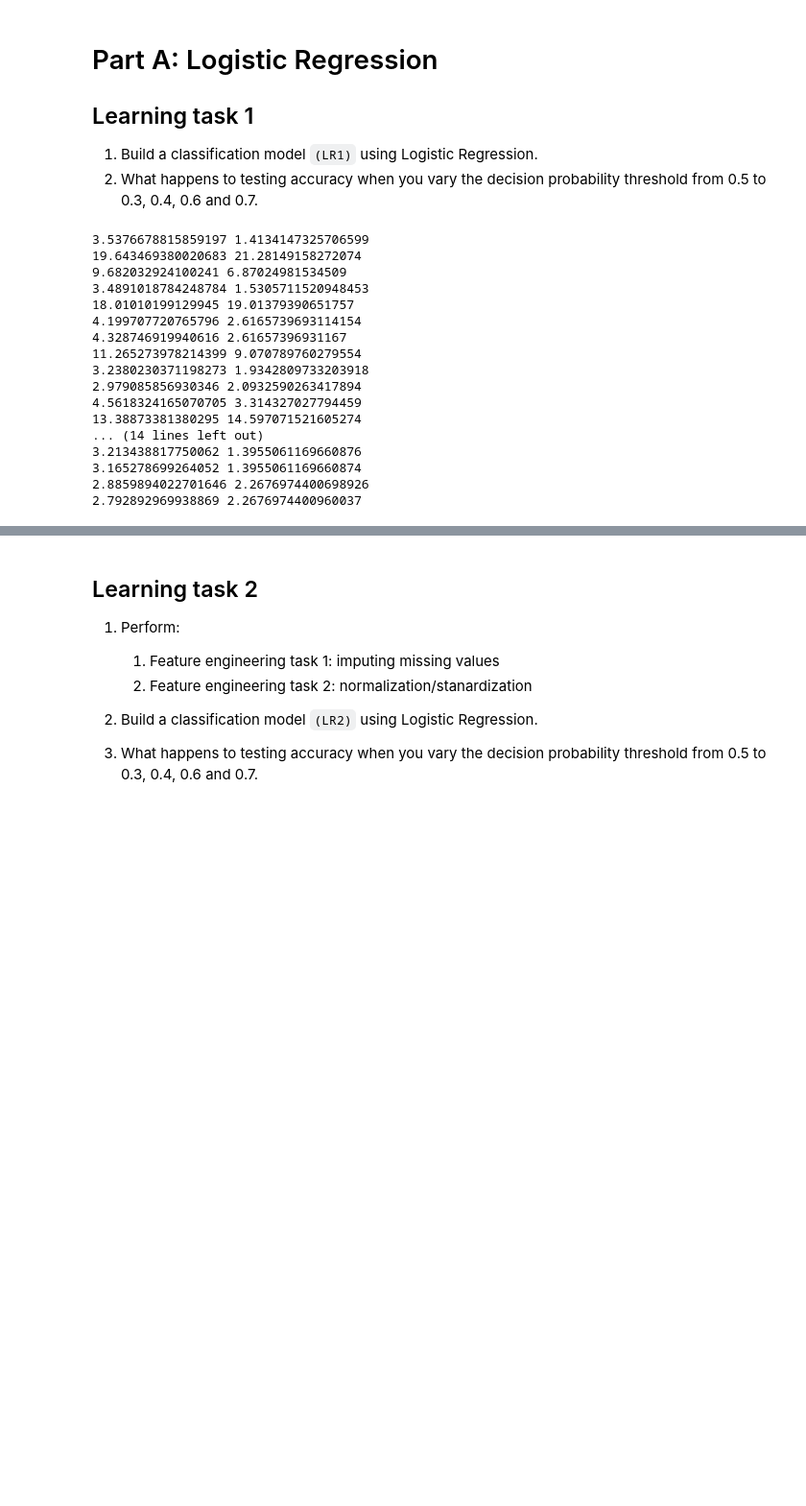
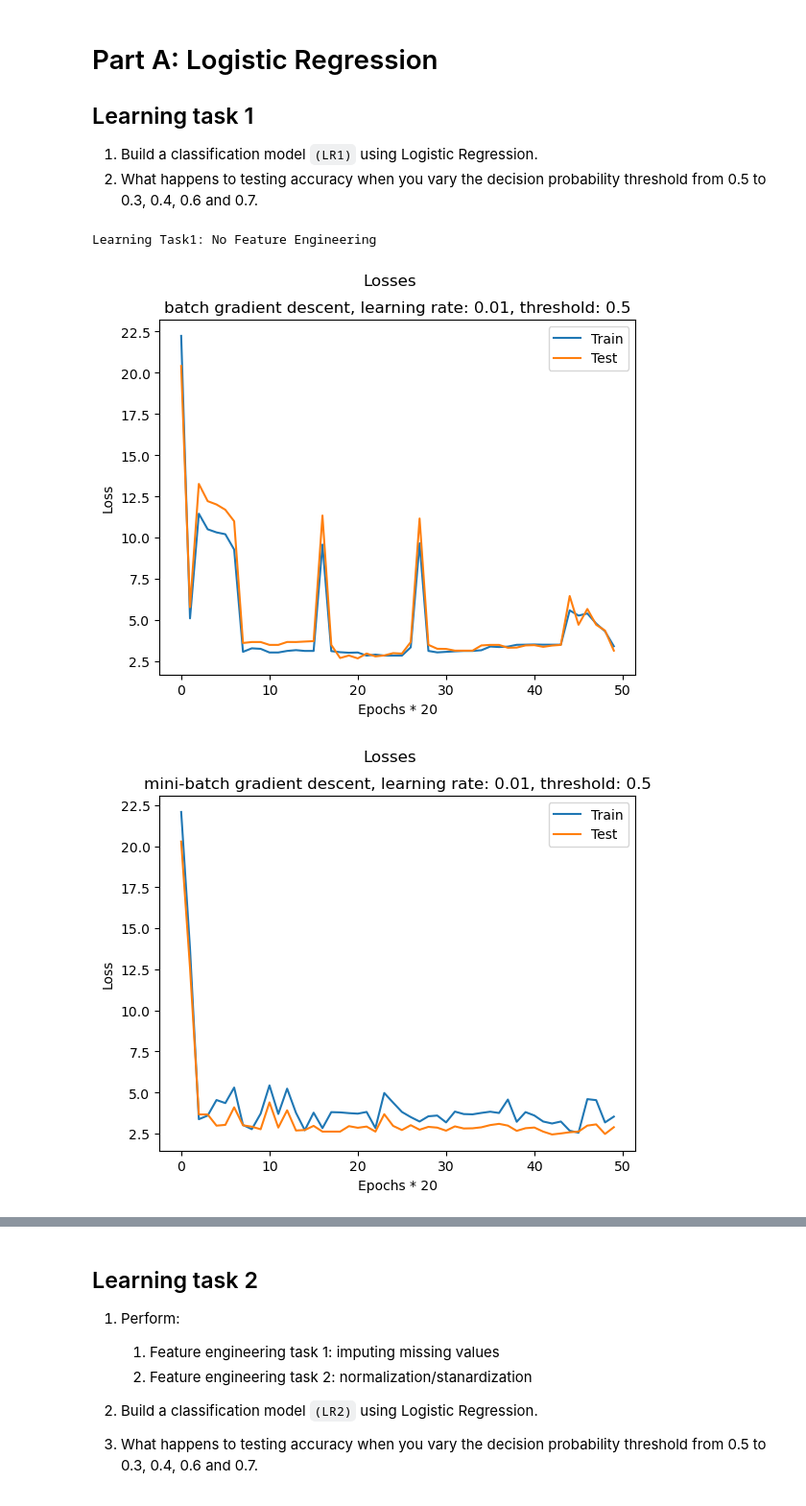
Before and after one commit to majimearun/ml-assignments, a Jupyter notebook: Assignment 1/Tasks/LogReg.ipynb, the cells around one changed output, grey strips where cells are left out. Shown: that part at 96% size. Saved outputs shown, nothing was run; the diff lists cells and outputs as text; code cells hidden in the pictures; blank space fills up the shorter version.

Commit message:
completed logreg base version

```diff
--- a/Assignment 1/Tasks/LogReg.ipynb
+++ b/Assignment 1/Tasks/LogReg.ipynb
@@ -37,57 +37,47 @@ results = pd.DataFrame(columns=["threshold", "learning_rate", "descent", "mean_a
 dataset = pd.read_csv("../dataset.csv")
 dataset.drop(columns = ["id"], inplace=True)
 # %%
-preprocessor = Preprocessor(dataset, "diagnosis")
-splits = preprocessor.preprocess(drop_na=False, standardize=False, labels=[0, 1], n_splits=10)
+preprocessor_1 = Preprocessor(dataset, "diagnosis")
+splits = preprocessor_1.preprocess(drop_na=True, standardize=False, labels=[0, 1], n_splits=10)
 # %%
-def create_plot(train_losses, test_losses):
-    plot = plt.figure()
-    plot.suptitle("Losses")
-    plt.plot(train_losses, label="Train")
-    plt.plot(test_losses, label="Test")
+def create_plot(train_losses, test_losses, title):
+    plt.figure()
+    plt.suptitle("Losses")
+    plt.plot(train_losses[::20], label="Train")
+    plt.plot(test_losses[::20], label="Test")
+    plt.xlabel("Epochs * 20")
+    plt.ylabel("Loss")
+    plt.title(title)
     plt.legend()
     plt.show()
 # %%
-train_plots = []
-test_plots = []
+results_lr1 = results.copy()
+print("Learning Task1: No Feature Engineering")
 for key in grid.keys():
     threshold, learning_rate, descent = key
     accuracies: list[float] = []
     for split in splits:
+
         train, test = split
         X_train, y_train = train.drop(columns=["diagnosis"]).to_numpy(), train["diagnosis"].to_numpy()
         X_test, y_test = test.drop(columns=["diagnosis"]).to_numpy(), test["diagnosis"].to_numpy()
-        logreg = LogReg(threshold=threshold)
-        train_losses, test_losses = logreg.fit(X_train, y_train, X_test, y_test, lr = learning_rate, descent=descent, epochs=1000)
-        # create_plot(train_losses, test_losses)
-        print(train_losses[-1], test_losses[-1])
-        y_pred = logreg.predict(X_test)
-        tp, tn, fp, fn = logreg.score(X_test, y_test)
+        logreg_1 = LogReg(threshold=threshold)
+        train_losses, test_losses = logreg_1.fit(X_train, y_train, X_test, y_test, lr = learning_rate, descent=descent, epochs=1000)
+
+        y_pred = logreg_1.predict(X_test)
+        tp, tn, fp, fn = logreg_1.score(X_test, y_test)
         accuracies.append((tp + tn) / (tp + tn + fp + fn))
     result_dict = {
         "threshold": threshold,
         "learning_rate": learning_rate,
         "descent": descent,
         "mean_accuracy": np.round((np.mean(accuracies)*100), 2),
         "std_accuracy": np.round((np.std(accuracies)*100), 2)
     }
+    create_plot(train_losses, test_losses, f"{descent} gradient descent, learning rate: {learning_rate}, threshold: {threshold}")
     result =  pd.DataFrame(result_dict, index=[0])
-    results = pd.concat([results, result], ignore_index=True)
+    results_lr1 = pd.concat([results_lr1, result], ignore_index=True)
 # %% [output]
-3.5376678815859197 1.4134147325706599
-19.643469380020683 21.28149158272074
-9.682032924100241 6.87024981534509
-3.4891018784248784 1.5305711520948453
-18.01010199129945 19.01379390651757
-4.199707720765796 2.6165739693114154
-4.328746919940616 2.61657396931167
-11.265273978214399 9.070789760279554
-3.2380230371198273 1.9342809733203918
-2.979085856930346 2.0932590263417894
-4.5618324165070705 3.314327027794459
-13.38873381380295 14.597071521605274
-... (14 lines left out)
-3.213438817750062 1.3955061169660876
-3.165278699264052 1.3955061169660874
-2.8859894022701646 2.2676974400698926
-2.792892969938869 2.2676974400960037
+Learning Task1: No Feature Engineering
+[figure, added]
+[figure, added]
```
Also changed, not shown: parts of 6 cells of this notebook.
